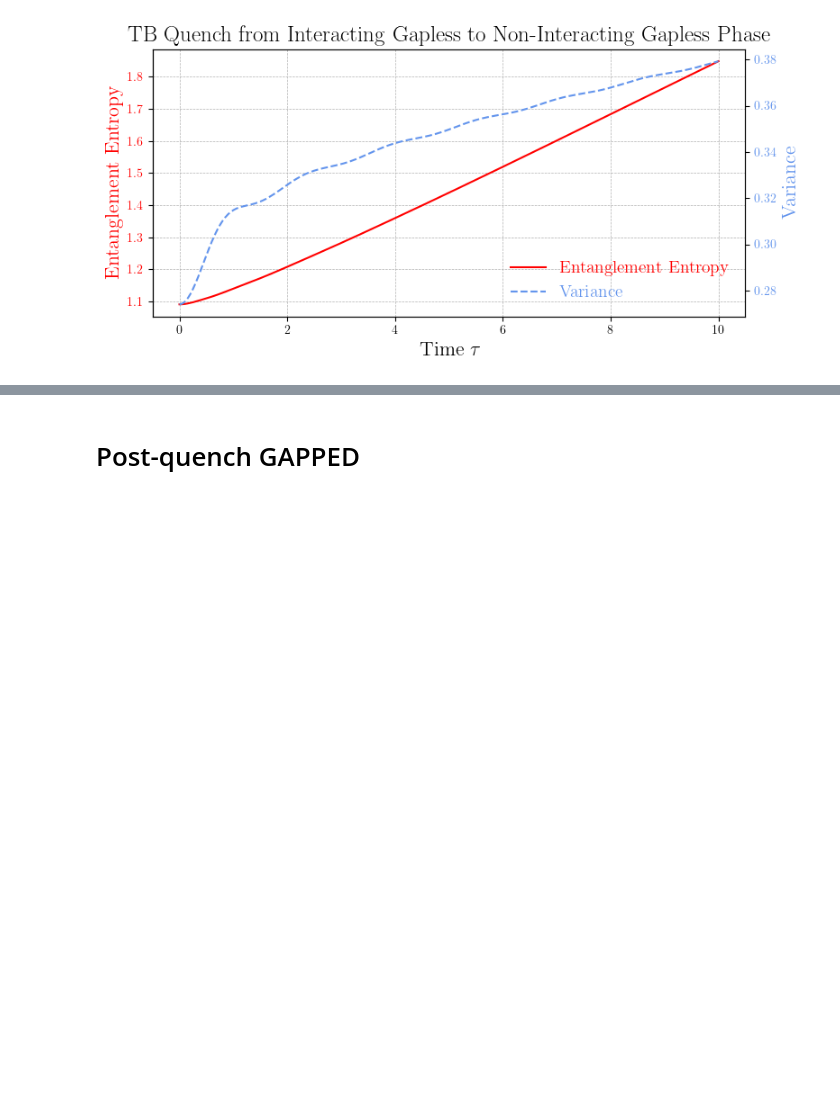
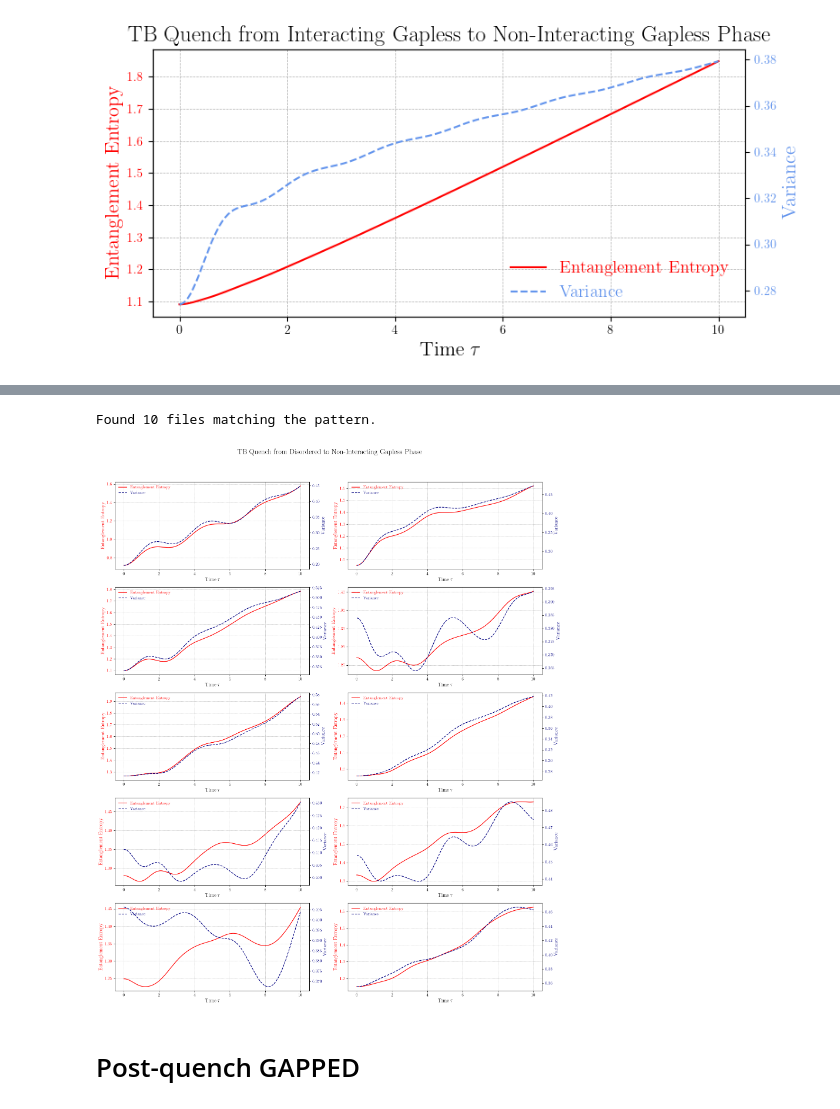
Before and after one commit to artalink7/SSH-Analysis, a Jupyter notebook: plot/plots_paper.ipynb, the cells around one changed output, grey strips where cells are left out. Drawn from its saved outputs; the diff is of its cells as text; code cells hidden in the pictures; blank space fills up the shorter version.

```diff
--- a/plot/plots_paper.ipynb
+++ b/plot/plots_paper.ipynb
@@ -329,3 +370,50 @@ plot_TB_quench_interacting_gapless_to_non_interacting_gapless()
+# %%
+def plot_quench_TB_disordered_to_gapless_whole_10_runs():
+
+    fig = plt.figure(figsize=(16, 20))
+    spec = gridspec.GridSpec(ncols=2, nrows=5, figure=fig)
+
+    search_pattern = "run_TB_quench_disordered_to_non_interacting_gapless_200sites_10sec_BondDim1000_run*.csv"
+    files = glob.glob(str(data_quench_dir / search_pattern))
+    if not files:
+        print("No files found matching the pattern.")
+    else:
+        print(f"Found {len(files)} files matching the pattern.")
+
+    for i, file in enumerate(files):
+        df = pd.read_csv(file)
+        time = df["Time"].values
+        entropy = df["Entropy"].values
+        variance = df["Variance"].values
+
+        row = i // 2
+        col = i % 2
+
+        ax1 = fig.add_subplot(spec[row, col])
+        ax2 = ax1.twinx()
+
+        l1, = ax1.plot(time, entropy, color="red", label=r"Entanglement Entropy")
+        l2, = ax2.plot(time, variance, color="navy", label=r"Variance", linestyle="--")
+
+        ax1.set_xlabel(r"Time $\tau$", size=12)
+        ax1.set_ylabel(r"Entanglement Entropy", color="red", size=12)
+        ax2.set_ylabel(r"Variance", color="navy", size=12)
+        ax1.tick_params(axis="y", labelcolor="red")
+        ax2.tick_params(axis="y", labelcolor="navy")
+        ax1.grid(True, which="both", linestyle="--", linewidth=0.5)
+        leg = ax1.legend(handles=[l1, l2], loc="best", fontsize=10, frameon=False)
+        for text, color in zip(leg.get_texts(), ["red", "navy"]):
+            text.set_color(color)
+
+    fig.suptitle(r"TB Quench from Disordered to Non-Interacting Gapless Phase", size=18)
+    plt.tight_layout(rect=[0, 0.03, 1, 0.95])
+    plt.savefig(plot_dir / "TB_quench_disordered_to_non_interacting_gapless_all_10_runs.pdf")
+    plt.show()
+# %%
+plot_quench_TB_disordered_to_gapless_whole_10_runs()
+# %% [output]
+Found 10 files matching the pattern.
+[figure, added]
 # %% [markdown]
 # Post-quench GAPPED
 # %%
```
Also changed, not shown: parts of 6 cells of this notebook, 4 other files.
